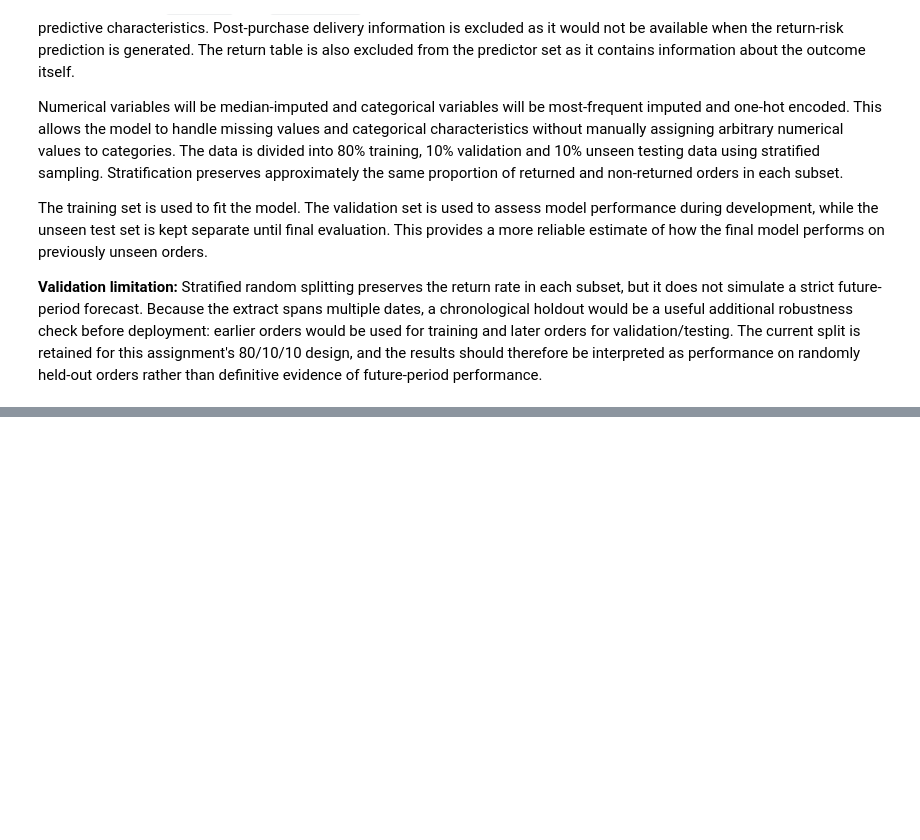
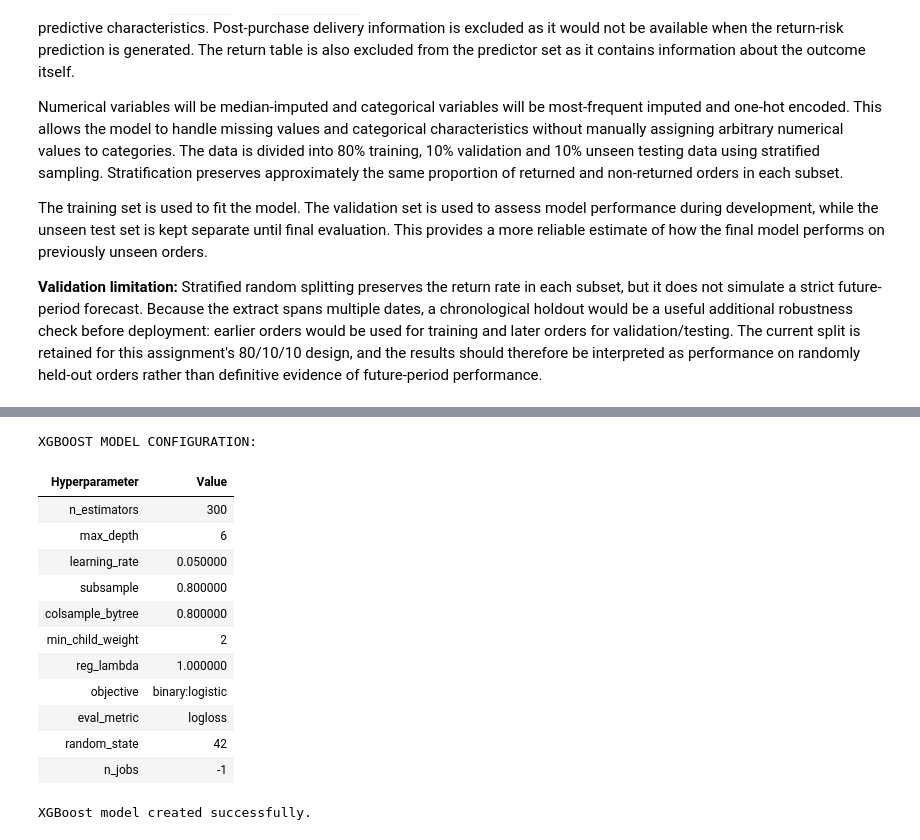
Before and after one commit to Payal942/Capstone-STADIOalot-Return-Prediction, a Jupyter notebook: notebooks/SS3_PartB.ipynb, the cells around one changed output, grey strips where cells are left out. Cells and saved outputs as stored; diff of their text form; code cells hidden in the pictures; blank space fills up the shorter version.

Commit message:
Add SS3 XGBoost model training and training history

```diff
--- a/notebooks/SS3_PartB.ipynb
+++ b/notebooks/SS3_PartB.ipynb
@@ -1653,0 +1787,74 @@ The training set is used to fit the model. The validation set is used to assess
+# %%
+# ============================================================
+# 28. CREATE XGBOOST MODEL
+# ============================================================
+
+xgb_model = XGBClassifier(
+    n_estimators=300,
+    max_depth=6,
+    learning_rate=0.05,
+    subsample=0.80,
+    colsample_bytree=0.80,
+    min_child_weight=2,
+    reg_lambda=1.0,
+    objective="binary:logistic",
+    eval_metric="logloss",
+    random_state=RANDOM_STATE,
+    n_jobs=-1
+)
+
+# Create XGBoost Model Configuration Table
+xgb_parameters = xgb_model.get_params()
+
+xgb_config_table = pd.DataFrame({
+    "Hyperparameter": [
+        "n_estimators",
+        "max_depth",
+        "learning_rate",
+        "subsample",
+        "colsample_bytree",
+        "min_child_weight",
+        "reg_lambda",
+        "objective",
+        "eval_metric",
+        "random_state",
+        "n_jobs"
+    ],
+    "Value": [
+        xgb_parameters["n_estimators"],
+        xgb_parameters["max_depth"],
+        xgb_parameters["learning_rate"],
+        xgb_parameters["subsample"],
+        xgb_parameters["colsample_bytree"],
+        xgb_parameters["min_child_weight"],
+        xgb_parameters["reg_lambda"],
+        xgb_parameters["objective"],
+        xgb_parameters["eval_metric"],
+        xgb_parameters["random_state"],
+        xgb_parameters["n_jobs"]
+    ]
+})
+
+print("\nXGBOOST MODEL CONFIGURATION:")
+
+display(
+    xgb_config_table.style
+    .hide(axis="index")
+)
+
+print("XGBoost model created successfully.")
+# %% [output]
+XGBOOST MODEL CONFIGURATION:
+| Hyperparameter | Value |
+| n_estimators | 300 |
+| max_depth | 6 |
+| learning_rate | 0.050000 |
+| subsample | 0.800000 |
+| colsample_bytree | 0.800000 |
+| min_child_weight | 2 |
+| reg_lambda | 1.000000 |
+| objective | binary:logistic |
+| eval_metric | logloss |
+| random_state | 42 |
+| n_jobs | -1 |
+XGBoost model created successfully.
```
Also changed, not shown: parts of 6 cells of this notebook, 3 other files.
